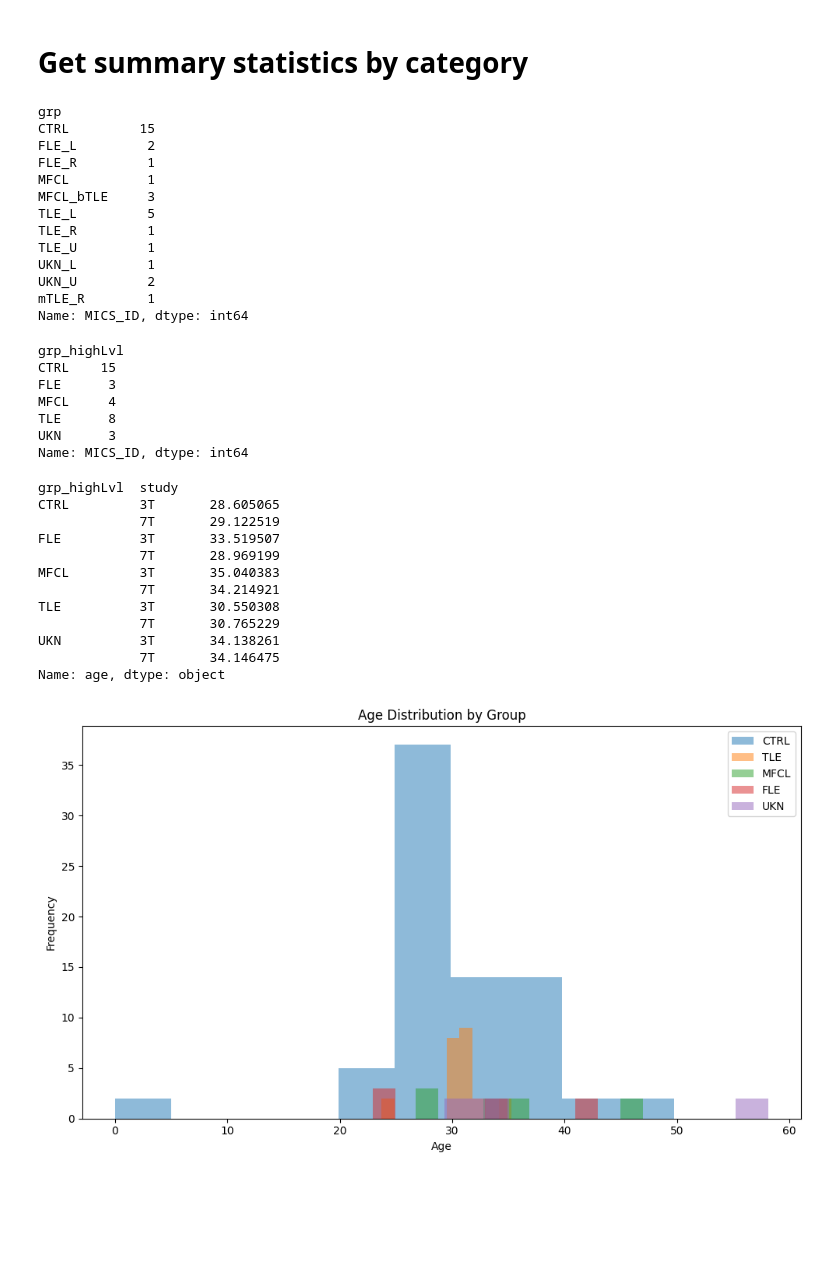
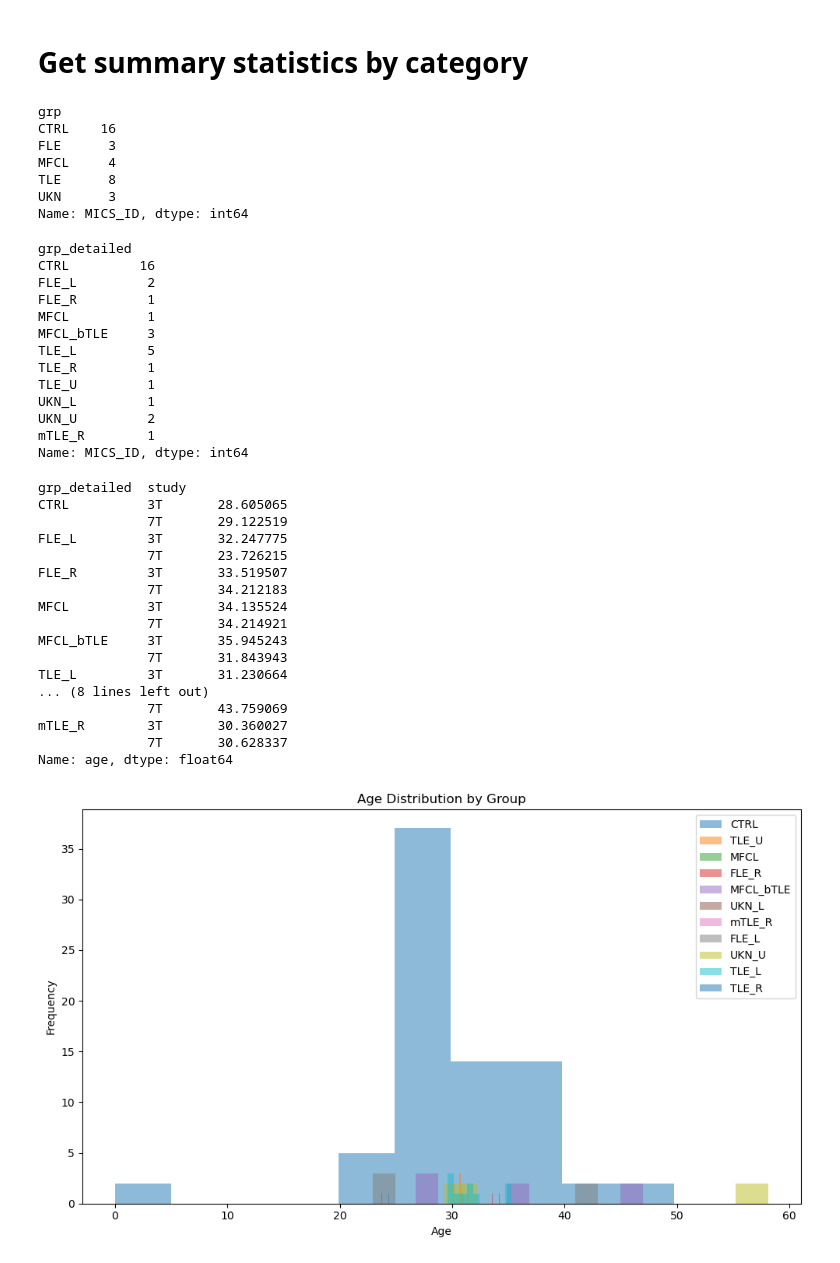
Before and after one commit to mendelsonD/3T7T, a Jupyter notebook: analyses/02_demo.ipynb, the cells around one changed output. Cells and saved outputs as stored; diff of their text form; code cells hidden in the pictures; blank space fills up the shorter version.

```diff
--- a/analyses/02_demo.ipynb
+++ b/analyses/02_demo.ipynb
@@ -164,7 +164,7 @@ src_dir = "/Users/danielmendelson/Library/CloudStorage/OneDrive-McGillUniversity
 
 PNI = {
     'NAME': 'PNI',
-    'PATH': f'{src_dir}/MICA_PNI_19May2025.xlsx', # 7T controls
+    'PATH': f'{src_dir}/MICA_PNI_22May2025.xlsx', # 7T controls
     'SHEET': 'all', # name of sheet in file
     'ID_7T': 'ID_PNI',
     'ID_3T': 'ID_MICs',
@@ -298,28 +298,26 @@ demo
 demo.groupby('grp')['MICS_ID'].nunique()
 # %% [output]
 grp
-CTRL         15
-FLE_L         2
-FLE_R         1
-MFCL          1
-MFCL_bTLE     3
-TLE_L         5
-TLE_R         1
-TLE_U         1
-UKN_L         1
-UKN_U         2
-mTLE_R        1
+CTRL    16
+FLE      3
+MFCL     4
+TLE      8
+UKN      3
 Name: MICS_ID, dtype: int64
 # %%
 # create new group col that puts all TLEs, all Unknowns, all MFCL, all FLE
-demo['grp_highLvl'] = demo['grp']
-demo['grp_highLvl'] = demo['grp_highLvl'].replace({'TLE_L': 'TLE', 'TLE_R': 'TLE', 'TLE_U': 'TLE', 'mTLE_L': 'TLE', 'mTLE_R': 'TLE', 'FLE_L': 'FLE', 'FLE_R': 'FLE', 'UKN_L': 'UKN', 'UKN_R': 'UKN', 'UKN_U': 'UKN', 'MFCL_bTLE_L': 'MFCL', 'MFCL_bTLE_R': 'MFCL', 'MFCL_bTLE': 'MFCL'})
-demo.groupby('grp_highLvl')['MICS_ID'].nunique()
+demo.groupby('grp_detailed')['MICS_ID'].nunique()
 # %% [output]
-grp_highLvl
-CTRL    15
-FLE      3
-MFCL     4
-TLE      8
-UKN      3
+grp_detailed
+CTRL         16
+FLE_L         2
+FLE_R         1
+MFCL          1
+MFCL_bTLE     3
+TLE_L         5
+TLE_R         1
+TLE_U         1
+UKN_L         1
+UKN_U         2
+mTLE_R        1
 Name: MICS_ID, dtype: int64
@@ -331,20 +325,25 @@ demo.to_csv(demo_pth, index=False)
 # get number of 3T and 7T sessions in each group
 
 # get median age per study in each group
-demo.groupby(['grp_highLvl', 'study'])['age'].median().sort_index(level='grp_highLvl')
+demo.groupby(['grp_detailed', 'study'])['age'].median().sort_index(level='grp_detailed')
 # %% [output]
-grp_highLvl  study
-CTRL         3T       28.605065
-             7T       29.122519
-FLE          3T       33.519507
-             7T       28.969199
-MFCL         3T       35.040383
-             7T       34.214921
-TLE          3T       30.550308
-             7T       30.765229
-UKN          3T       34.138261
-             7T       34.146475
-Name: age, dtype: object
+grp_detailed  study
+CTRL          3T       28.605065
+              7T       29.122519
+FLE_L         3T       32.247775
+              7T       23.726215
+FLE_R         3T       33.519507
+              7T       34.212183
+MFCL          3T       34.135524
+              7T       34.214921
+MFCL_bTLE     3T       35.945243
+              7T       31.843943
+TLE_L         3T       31.230664
+... (8 lines left out)
+              7T       43.759069
+mTLE_R        3T       30.360027
+              7T       30.628337
+Name: age, dtype: float64
 # %%
 # show histograms for each group
 
@@ -354,32 +353,32 @@ def plot_histogram(data, group_col, age_col, title):
 
     Parameters:
     data (pd.DataFrame): DataFrame containing the data.
     group_col (str): Column name for the group classification.
     age_col (str): Column name for the age values.
     title (str): Title for the plot.
     """
     import matplotlib.pyplot as plt
     import pandas as pd
 
     plt.figure(figsize=(10, 6))
 
     # Convert age column to numeric, coerce errors to NaN
     ages = pd.to_numeric(data[age_col], errors='coerce')
 
     # Overlay histograms for each group
     groups = data[group_col].unique()
     for grp in groups:
         subset = data[data[group_col] == grp]
         age_vals = pd.to_numeric(subset[age_col], errors='coerce').dropna()
         plt.hist(age_vals, bins=10, alpha=0.5, label=grp)
 
     plt.xlabel('Age')
     plt.ylabel('Frequency')
     plt.title(title)
     plt.legend()
     plt.tight_layout()
     plt.show()
 
-plot_histogram(demo, 'grp_highLvl', 'age', 'Age Distribution by Group')
+plot_histogram(demo, 'grp_detailed', 'age', 'Age Distribution by Group')
 # %% [output]
-[figure, old version]
+[figure, new version]
```
Also changed, not shown: parts of 3 cells of this notebook.
